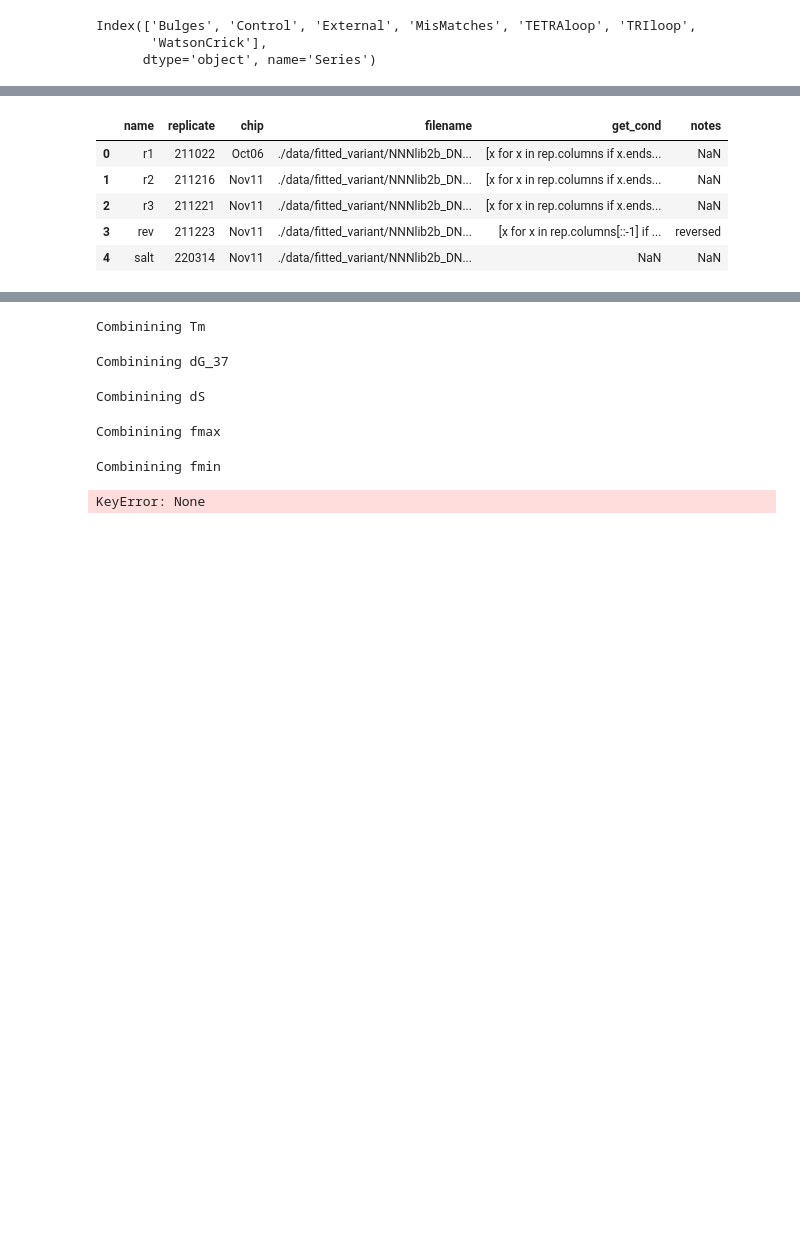
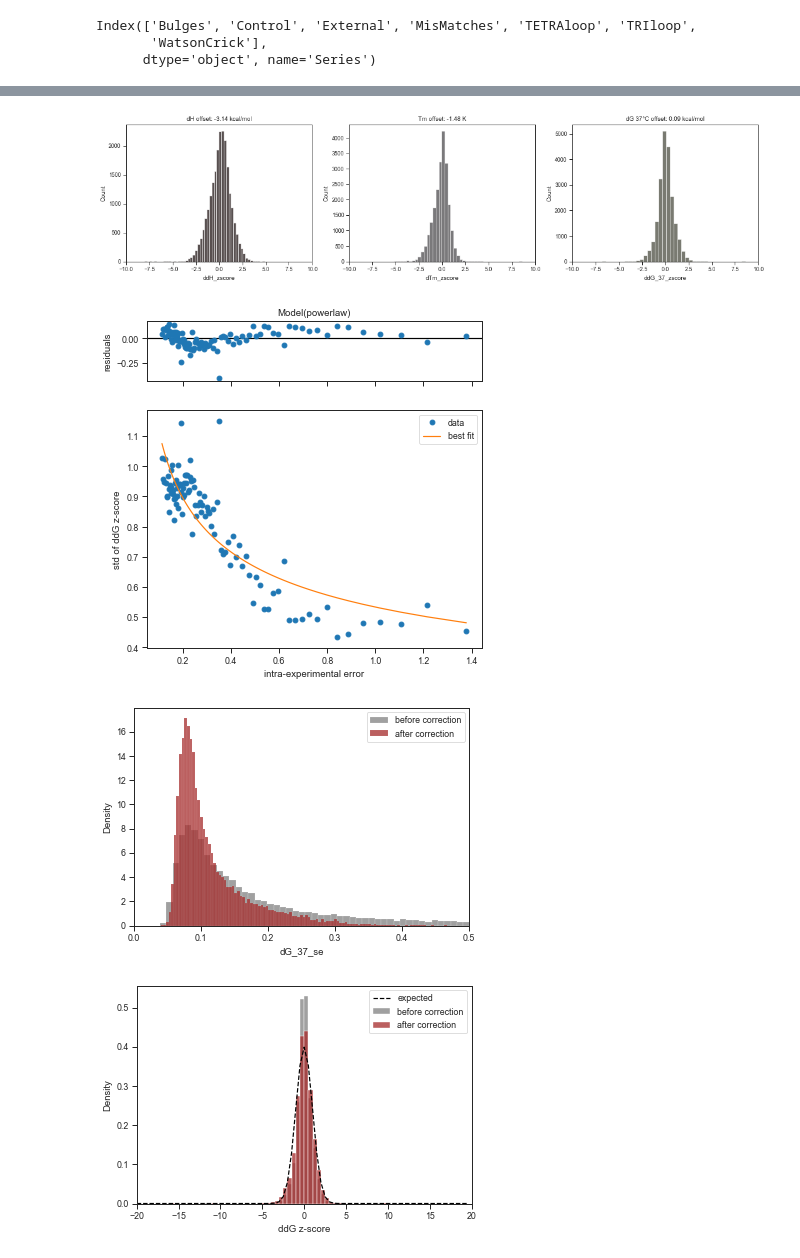
Before and after one commit to keyuxi/nnn_analysis, a Jupyter notebook: 220309_Tm-dH_analysis.ipynb, the cells around one changed output, grey strips where cells are left out. Saved outputs shown, nothing was run; the diff lists cells and outputs as text; code cells hidden in the pictures; blank space fills up the shorter version.

Commit message:
finish ArrayData

```diff
--- a/220309_Tm-dH_analysis.ipynb
+++ b/220309_Tm-dH_analysis.ipynb
@@ -666,15 +586,6 @@ replicate_df = pd.read_table('./data/nnnlib2b_replicates.tsv')
-# %%
-replicate_df
-# %% [output]
-|  | name | replicate | chip | filename | get_cond | notes |
-| 0 | r1 | 211022 | Oct06 | ./data/fitted_variant/NNNlib2b_DN... | [x for x in rep.columns if x.ends... | NaN |
-| 1 | r2 | 211216 | Nov11 | ./data/fitted_variant/NNNlib2b_DN... | [x for x in rep.columns if x.ends... | NaN |
-| 2 | r3 | 211221 | Nov11 | ./data/fitted_variant/NNNlib2b_DN... | [x for x in rep.columns if x.ends... | NaN |
-| 3 | rev | 211223 | Nov11 | ./data/fitted_variant/NNNlib2b_DN... | [x for x in rep.columns[::-1] if ... | reversed |
-| 4 | salt | 220314 | Nov11 | ./data/fitted_variant/NNNlib2b_DN... | NaN | NaN |
 # %%
 from nnn.arraydata import ErrorAdjust, ArrayData
 arraydata = ArrayData(replicate_df=replicate_df.iloc[:3,:],
                       annotation_file='./data/annotation/NNNlib2b_annotation_20220316.tsv',
-                      learn_error_adjust_from=('211022', '211221'))
+                      learn_error_adjust_from=('r2', 'r3'))
 # %% [output]
@@ -689,6 +611,4 @@ Combinining dH
-Combinining Tm
-Combinining dG_37
-Combinining dS
-Combinining fmax
-Combinining fmin
-KeyError: None
+[figure, added]
+[figure, added]
+[figure, added]
+[figure, added]
```
Also changed, not shown: parts of 23 cells of this notebook, 3 other files.
